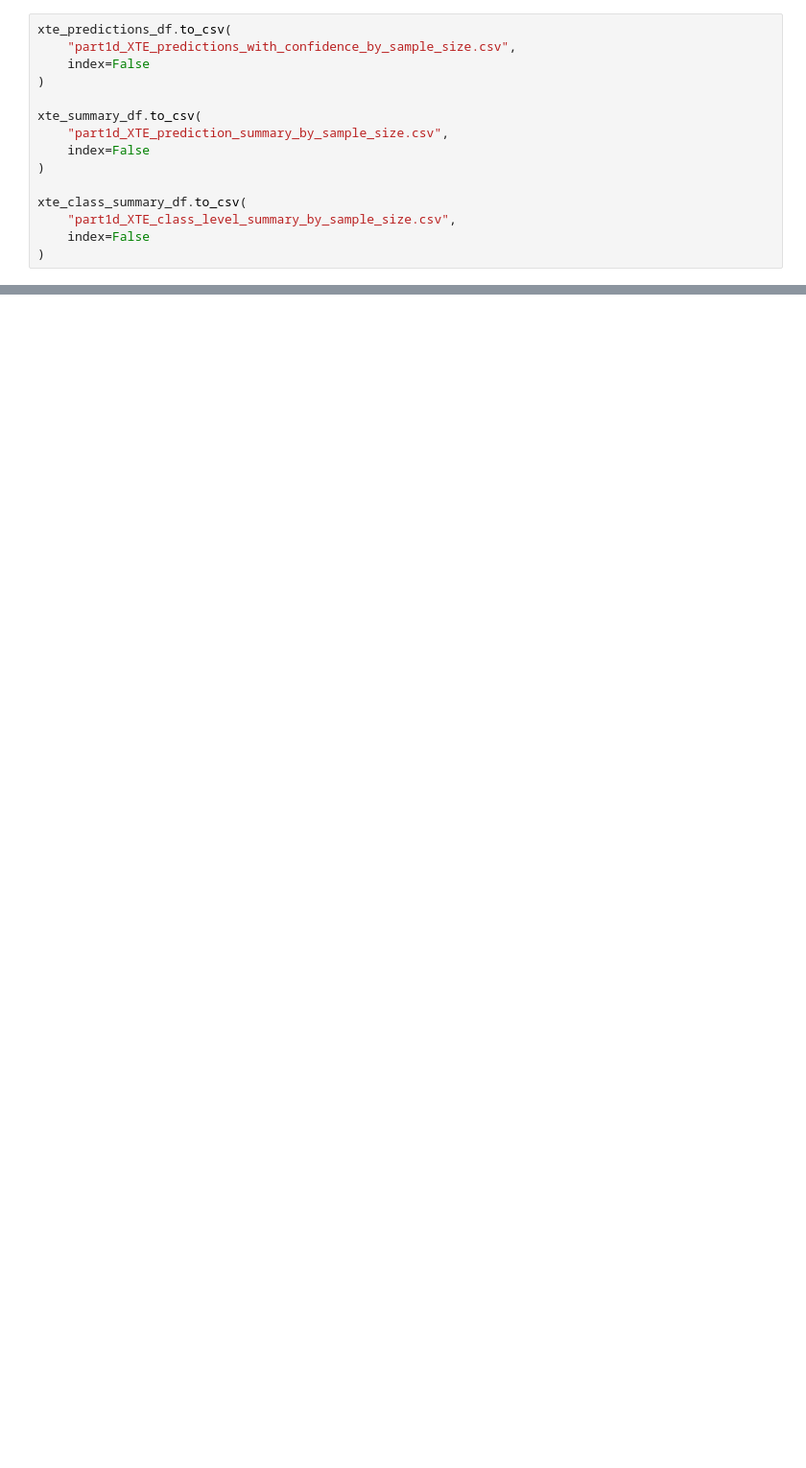
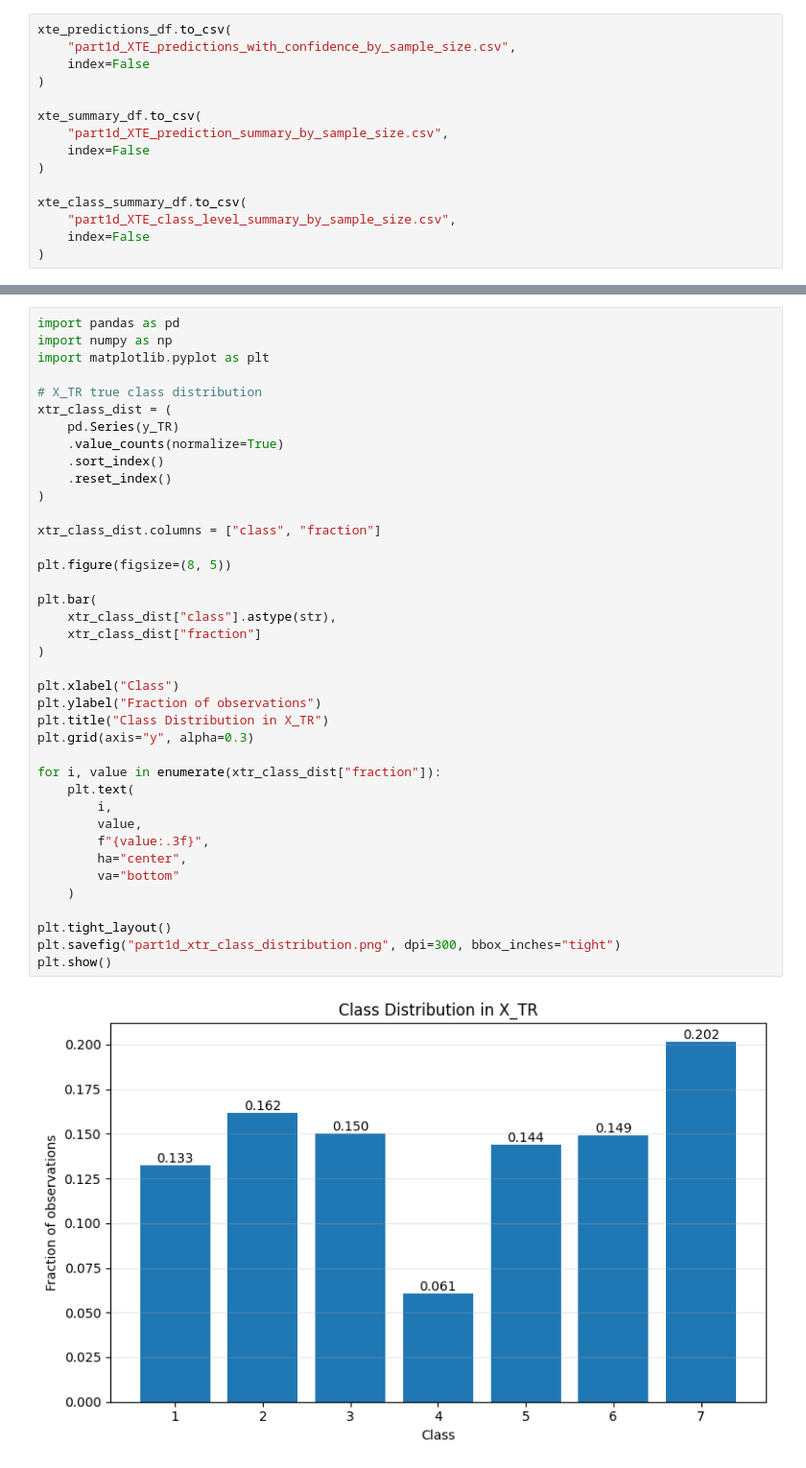
Before and after one commit to daobanzhuimengzhe/MVE441_EXAM, a Jupyter notebook: exam_code.ipynb, the cells around one changed output, grey strips where cells are left out. Shown at 96% size. Drawn from its saved outputs; the diff is of its cells as text; blank space fills up the shorter version.

```diff
--- a/exam_code.ipynb
+++ b/exam_code.ipynb
@@ -2135,0 +2266,41 @@ xte_class_summary_df.to_csv(
+# %%
+import pandas as pd
+import numpy as np
+import matplotlib.pyplot as plt
+
+# X_TR true class distribution
+xtr_class_dist = (
+    pd.Series(y_TR)
+    .value_counts(normalize=True)
+    .sort_index()
+    .reset_index()
+)
+
+xtr_class_dist.columns = ["class", "fraction"]
+
+plt.figure(figsize=(8, 5))
+
+plt.bar(
+    xtr_class_dist["class"].astype(str),
+    xtr_class_dist["fraction"]
+)
+
+plt.xlabel("Class")
+plt.ylabel("Fraction of observations")
+plt.title("Class Distribution in X_TR")
+plt.grid(axis="y", alpha=0.3)
+
+for i, value in enumerate(xtr_class_dist["fraction"]):
+    plt.text(
+        i,
+        value,
+        f"{value:.3f}",
+        ha="center",
+        va="bottom"
+    )
+
+plt.tight_layout()
+plt.savefig("part1d_xtr_class_distribution.png", dpi=300, bbox_inches="tight")
+plt.show()
+# %% [output]
+[figure, added]
```
Also changed, not shown: parts of 9 cells of this notebook.
